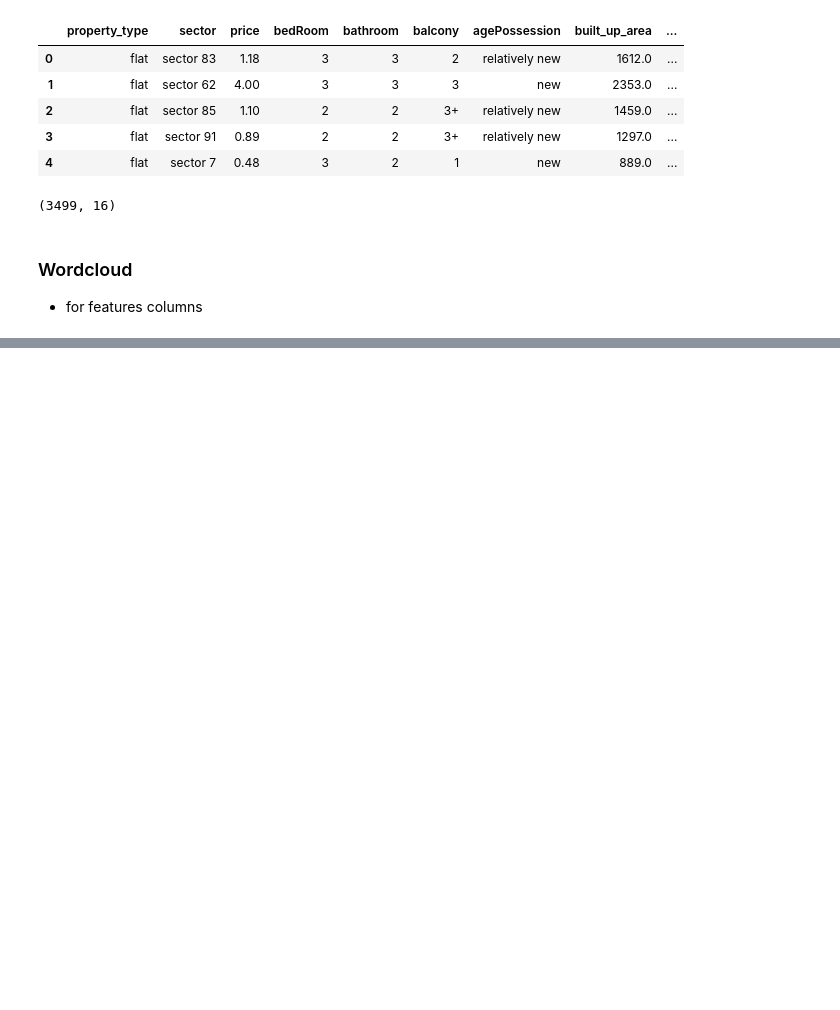
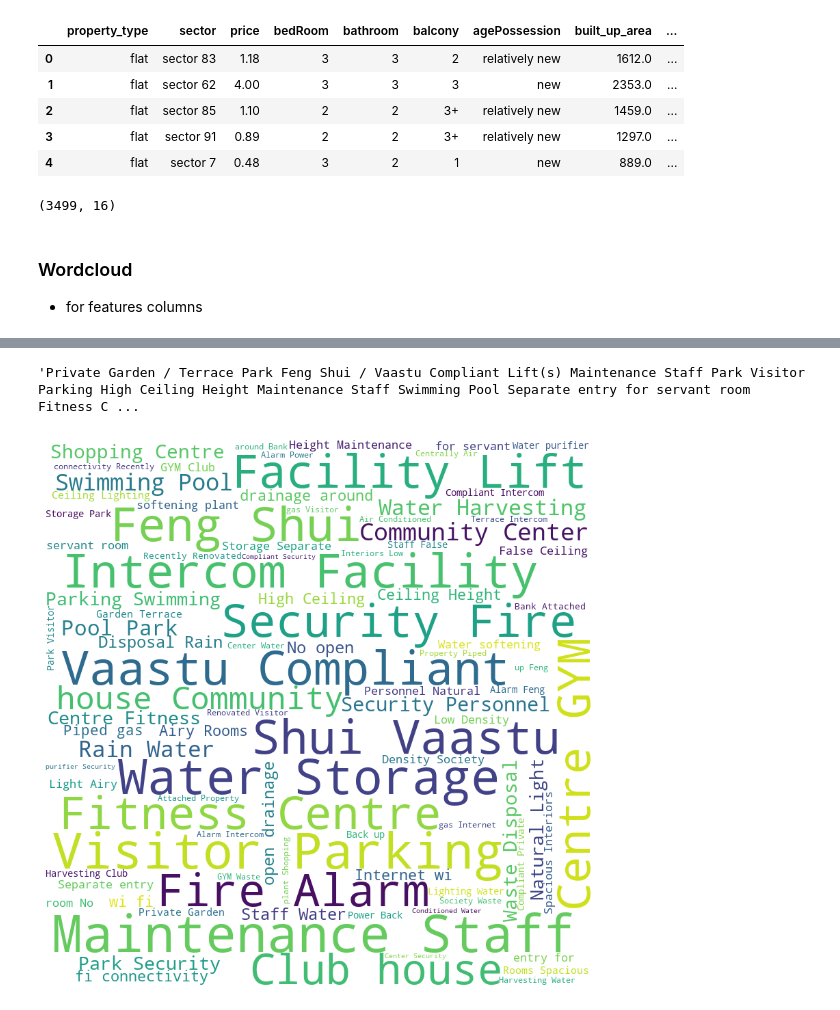
Before and after one commit to akshaypratap008/Real-Estate-Project, a Jupyter notebook: notebooks/analytics-module/1_analytics.ipynb, the cells around one changed output, grey strips where cells are left out. Drawn from its saved outputs; the diff is of its cells as text; code cells hidden in the pictures; blank space fills up the shorter version.

Commit message:
wordcloud added on streamlit

```diff
--- a/notebooks/analytics-module/1_analytics.ipynb
+++ b/notebooks/analytics-module/1_analytics.ipynb
@@ -71,0 +93,25 @@ wordcloud_df = df1[['sector', 'features']]
+# %%
+import ast
+main = []
+for row in wordcloud_df['features'].dropna().apply(ast.literal_eval):       # ast.literal_eval convert the list into python list
+    main.extend(row)        # items of the row list are added to the main list
+# %%
+feature_text = ' '.join(main)       # feature_text --> one string containing all the names of the features
+# %%
+feature_text
+# %% [output]
+'Private Garden / Terrace Park Feng Shui / Vaastu Compliant Lift(s) Maintenance Staff Park Visitor Parking High Ceiling Height Maintenance Staff Swimming Pool Separate entry for servant room Fitness C ...
+# %%
+from wordcloud import WordCloud
+
+plt.rcParams['font.family'] = 'Arial'
+
+wordcloud = WordCloud(width = 800, height = 800, background_color='white', stopwords= set(['s']), min_font_size=10).generate(feature_text)
+
+plt.figure(figsize=(8,8), facecolor=None)
+plt.imshow(wordcloud, interpolation='bilinear')
+plt.axis('off')
+plt.tight_layout(pad = 0)
+plt.show()
+# %% [output]
+[figure, added]
```
Also changed, not shown: parts of 3 cells of this notebook, 4 other files.
